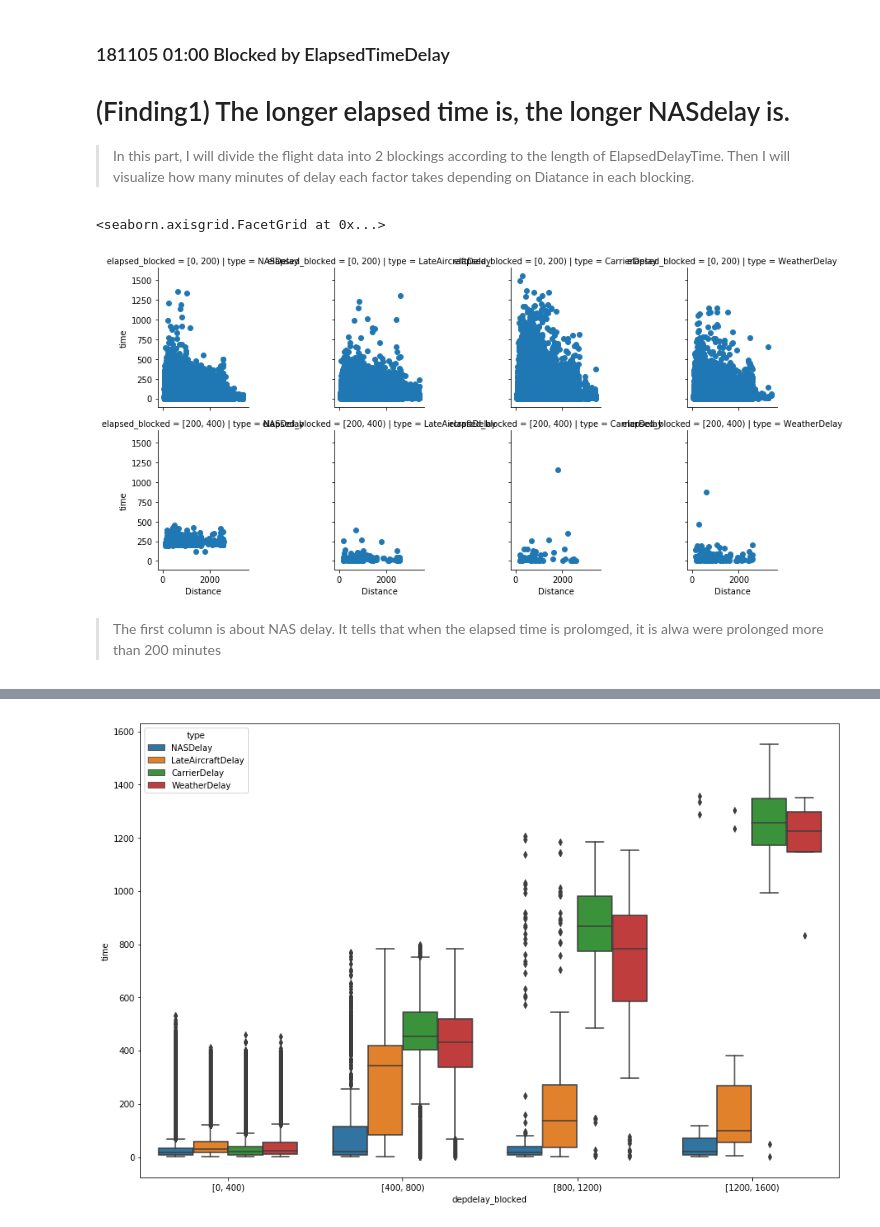
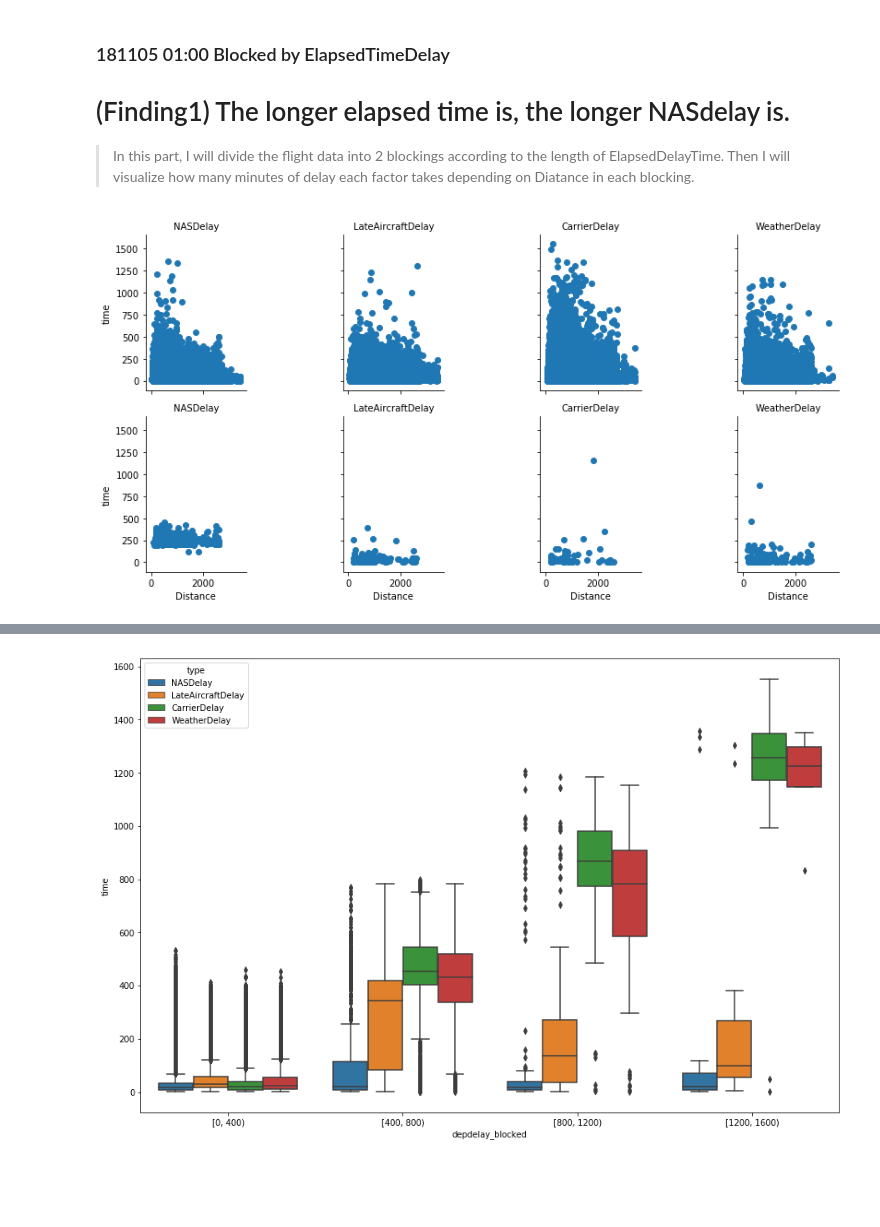
Before and after one commit to kudojp/FlightsDataAnalysis, a Jupyter notebook: exploration_template.ipynb, the cells around one changed output, grey strips where cells are left out. Cells and saved outputs as stored; diff of their text form; code cells hidden in the pictures; blank space fills up the shorter version.

```diff
--- a/exploration_template.ipynb
+++ b/exploration_template.ipynb
@@ -731,13 +731,12 @@ plt.legend();
 
 > In this part, I will divide the flight data into 2 blockings according to the length of ElapsedDelayTime. Then I will visualize how many minutes of delay each factor takes depending on Diatance in each blocking.
 # %%
+#
 bin_edges = np.arange(0,600,200)
 dummy3["elapsed_blocked"] = pd.cut(dummy3.delay_elapsed, bin_edges, right=False, include_lowest=True)
 
 g = sb.FacetGrid(data=dummy3, row="elapsed_blocked", col="type" )
 g.map(plt.scatter, "Distance","time")
+g.set_titles('{col_name}');
 # %% [output]
-<seaborn.axisgrid.FacetGrid at 0x...>
-[figure, old version]
+[figure, new version]
-# %% [markdown]
-> The first column is about NAS delay. It tells that when the elapsed time is prolomged, it is alwa  were prolonged more than 200 minutes
```
Also changed, not shown: parts of 14 cells of this notebook, 1 other file.
